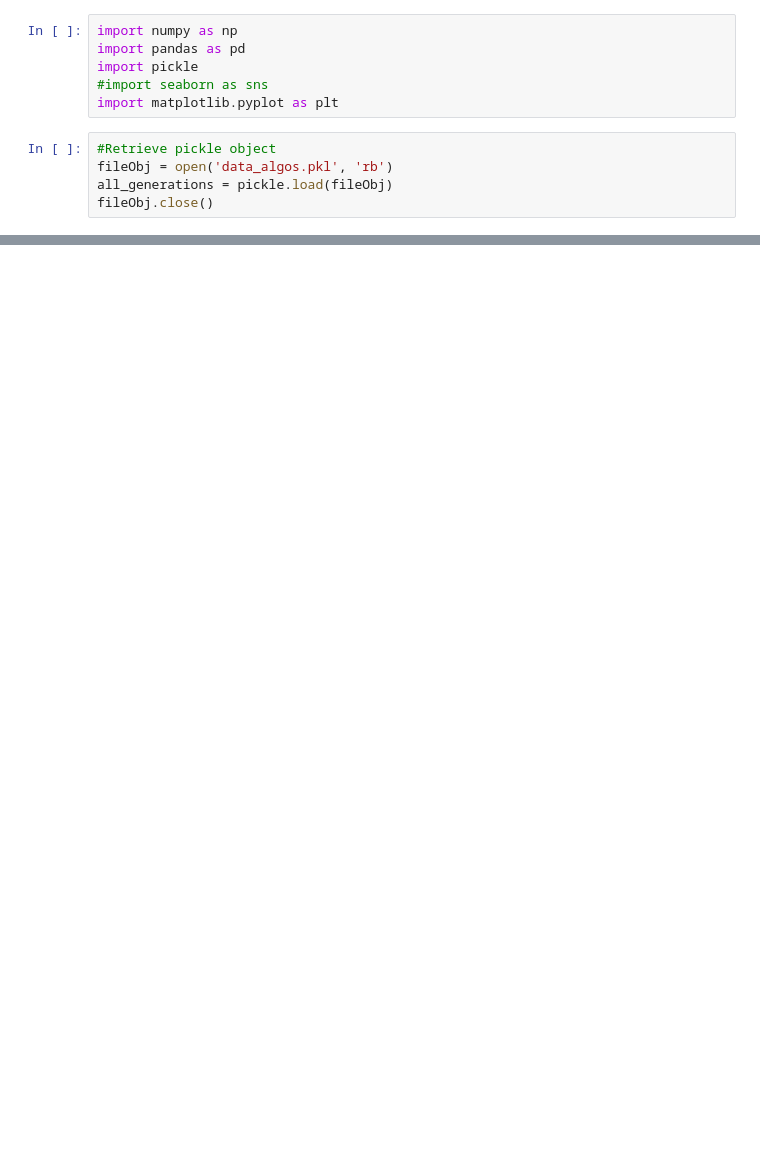
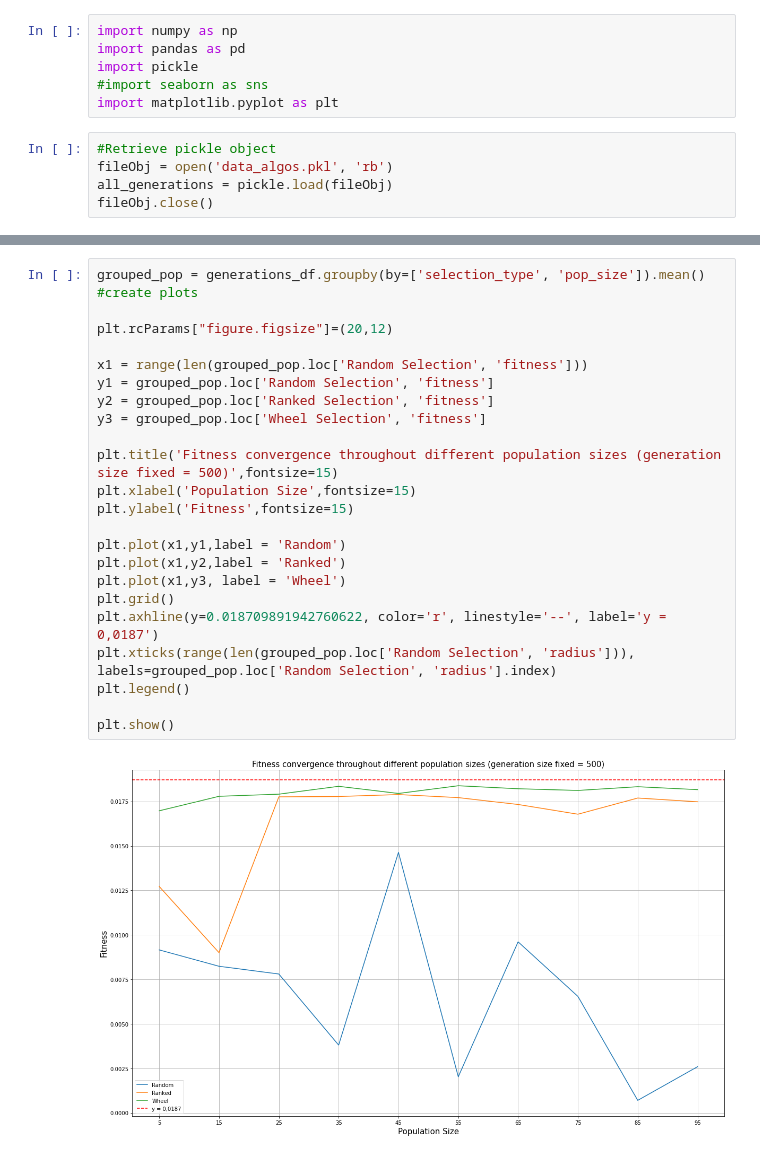
Before and after one commit to Elric-dev/HCAI_ML, a Jupyter notebook: ga_data_analysis.ipynb, the cells around one changed output, grey strips where cells are left out. Saved outputs shown, nothing was run; the diff lists cells and outputs as text; blank space fills up the shorter version.

```diff
--- a/ga_data_analysis.ipynb
+++ b/ga_data_analysis.ipynb
@@ -95,0 +163,26 @@ plt.show()
+# %%
+grouped_pop = generations_df.groupby(by=['selection_type', 'pop_size']).mean()
+#create plots
+
+plt.rcParams["figure.figsize"]=(20,12)
+
+x1 = range(len(grouped_pop.loc['Random Selection', 'fitness']))
+y1 = grouped_pop.loc['Random Selection', 'fitness']
+y2 = grouped_pop.loc['Ranked Selection', 'fitness']
+y3 = grouped_pop.loc['Wheel Selection', 'fitness']
+
+plt.title('Fitness convergence throughout different population sizes (generation size fixed = 500)',fontsize=15)
+plt.xlabel('Population Size',fontsize=15)
+plt.ylabel('Fitness',fontsize=15)
+
+plt.plot(x1,y1,label = 'Random')
+plt.plot(x1,y2,label = 'Ranked')
+plt.plot(x1,y3, label = 'Wheel')
+plt.grid()
+plt.axhline(y=0.018709891942760622, color='r', linestyle='--', label='y = 0,0187')
+plt.xticks(range(len(grouped_pop.loc['Random Selection', 'radius'])), labels=grouped_pop.loc['Random Selection', 'radius'].index)
+plt.legend()
+
+plt.show()
+# %% [output]
+[figure, added]
```
Also changed, not shown: parts of 8 cells of this notebook, 2 other files.
